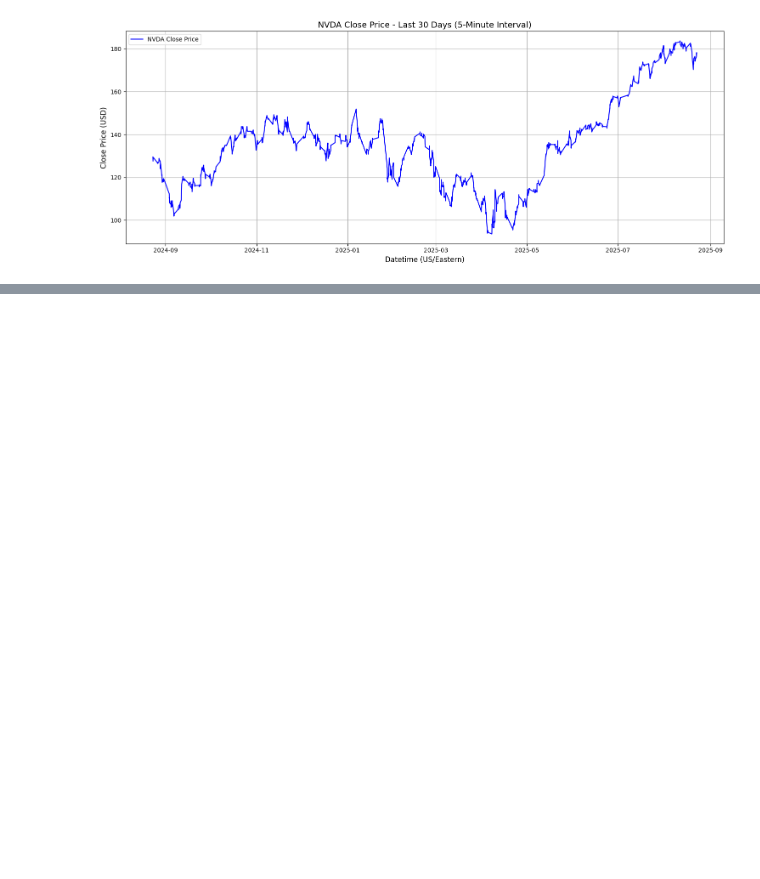
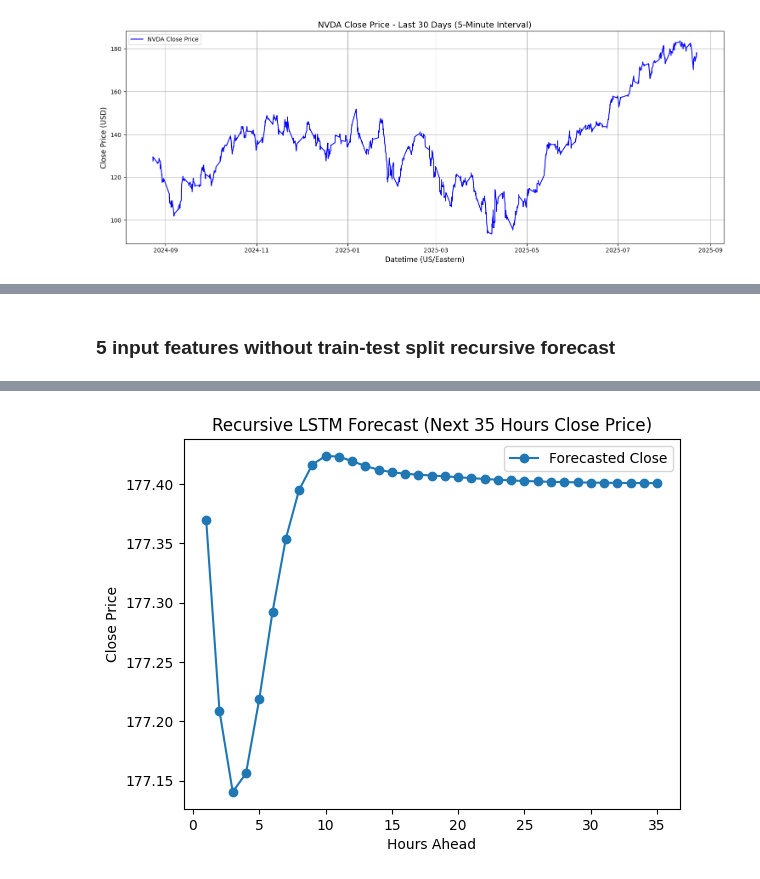
Before and after one commit to ss47tt/Stock_price_forecast_1y_1h, a Jupyter notebook: Stock_forecaster_lstm.ipynb, the cells around one changed output, grey strips where cells are left out. Saved outputs shown, nothing was run; the diff lists cells and outputs as text; code cells hidden in the pictures; blank space fills up the shorter version.

```diff
--- a/Stock_forecaster_lstm.ipynb
+++ b/Stock_forecaster_lstm.ipynb
@@ -453,0 +547,77 @@ Epoch 5/20
+# %% [markdown]
+### 5 input features without train-test split recursive forecast
+# %%
+import pandas as pd
+import numpy as np
+import matplotlib.pyplot as plt
+from sklearn.preprocessing import MinMaxScaler
+from tensorflow.keras.models import Sequential
+from tensorflow.keras.layers import LSTM, Dense
+from tensorflow.keras import Input
+
+# ---------------- Load Data ----------------
+df = pd.read_csv("nvda_hourly_complete_days.csv")
+df["Datetime"] = pd.to_datetime(df["Datetime"], utc=True)
+df = df.sort_values("Datetime")  # Ensure chronological order
+
+# Use OHLCV features
+data = df[["Close", "High", "Low", "Open", "Volume"]].values
+
+# Scale all features
+scaler = MinMaxScaler()
+scaled = scaler.fit_transform(data)
+
+# ---------------- Prepare Sequences ----------------
+lookback = 20 * 7   # 20 days * 7 hours
+
+X, y = [], []
+for i in range(len(scaled) - lookback - 1):  # 1-step ahead
+    X.append(scaled[i:i+lookback])
+    y.append(scaled[i+lookback, 0])  # predict Close only
+
+X, y = np.array(X), np.array(y)
+
+print("Input shape:", X.shape)
+print("Output shape:", y.shape)
+
+# ---------------- Train LSTM for 1-step prediction ----------------
+model = Sequential([
+    Input(shape=(lookback, 5)),
+    LSTM(128, activation="tanh"),
+    Dense(1)   # predict 1-step Close
+])
+model.compile(optimizer="adam", loss="mse")
+
+history = model.fit(X, y, epochs=20, batch_size=16)
+
+# ---------------- Recursive Forecast Next 35 Hours ----------------
+forecast_horizon = 5 * 7  # 35 hours
+last_window = scaled[-lookback:]  # shape (lookback, 5)
+predictions = []
+
+for _ in range(forecast_horizon):
+    input_window = np.expand_dims(last_window, axis=0)  # shape (1, lookback, 5)
+    next_close_scaled = model.predict(input_window, verbose=0)[0, 0]
+    predictions.append(next_close_scaled)
+
+    # Update last_window for next step
+    # Keep other features as zeros (or last known values) except Close
+    new_row = last_window[-1].copy()  # copy last row
+    new_row[0] = next_close_scaled    # update Close
+    last_window = np.vstack([last_window[1:], [new_row]])
+
+# Inverse transform to get actual Close prices
+dummy = np.zeros((forecast_horizon, 5))
+dummy[:, 0] = predictions
+pred_close = scaler.inverse_transform(dummy)[:, 0]
+
+print("Next 35-hour Close forecast (recursive):", pred_close)
+
+# ---------------- Plot ----------------
+plt.plot(range(1, forecast_horizon + 1), pred_close, marker="o", label="Forecasted Close")
+plt.title("Recursive LSTM Forecast (Next 35 Hours Close Price)")
+plt.xlabel("Hours Ahead")
+plt.ylabel("Close Price")
+plt.legend()
+plt.show()
+# %% [output]
@@ -453,0 +641 @@ Epoch 5/20
+[figure, added]
```
Also changed, not shown: parts of 15 cells of this notebook.
